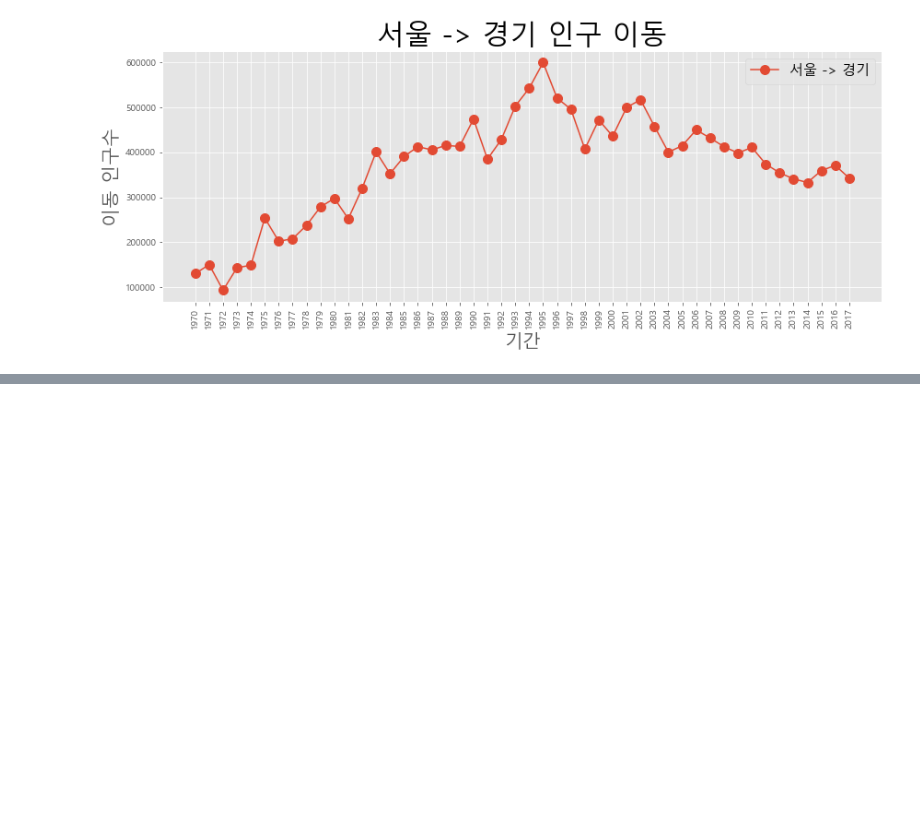
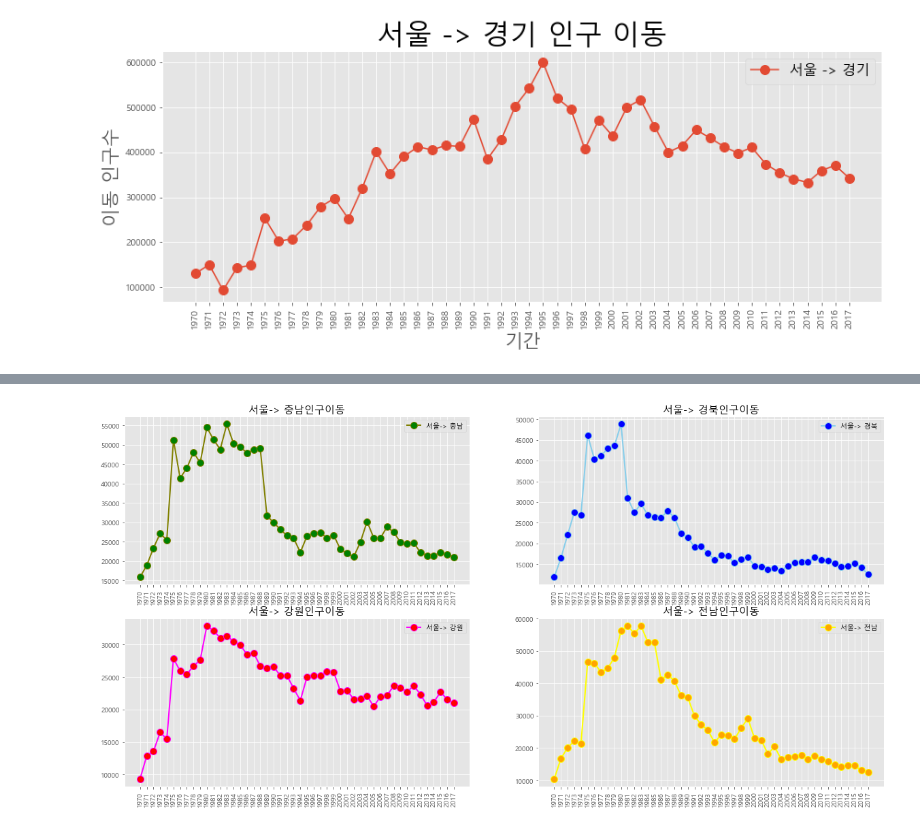
Before and after one commit to one-gidung/BigLeader_AI_Academy, a Jupyter notebook: 2021-06-30.ipynb, the cells around one changed output, grey strips where cells are left out. Cells and saved outputs as stored; diff of their text form; code cells hidden in the pictures; blank space fills up the shorter version.

```diff
--- a/2021-06-30.ipynb
+++ b/2021-06-30.ipynb
@@ -1095,0 +1180,45 @@ plt.show()
+# %%
+# 서울에서'충청남도','경상북도', '강원도', '전라남도'로이동한인구데이터값만선택
+col_years= list(map(str, range(1970, 2018)))
+df_4 = df_seoul.loc[['충청남도','경상북도', '강원도', '전라남도'], col_years]
+
+plt.style.use('ggplot') # 스타일서식지정
+
+# 그래프객체생성(figure에1개의서브플롯을생성)
+fig = plt.figure(figsize=(20, 10))
+ax1 = fig.add_subplot(2, 2, 1)
+ax2 = fig.add_subplot(2, 2, 2)
+ax3 = fig.add_subplot(2, 2, 3)
+ax4 = fig.add_subplot(2, 2, 4)
+
+# axe 객체에plot 함수로그래프출력
+ax1.plot(col_years, df_4.loc['충청남도',:], marker='o', markerfacecolor='green',
+         markersize=10, color='olive', linewidth=2, label='서울-> 충남')
+ax2.plot(col_years, df_4.loc['경상북도',:], marker='o', markerfacecolor='blue',
+         markersize=10, color='skyblue', linewidth=2, label='서울-> 경북')
+ax3.plot(col_years, df_4.loc['강원도',:], marker='o', markerfacecolor='red',
+         markersize=10, color='magenta', linewidth=2, label='서울-> 강원')
+ax4.plot(col_years, df_4.loc['전라남도',:], marker='o', markerfacecolor='orange',
+         markersize=10, color='yellow', linewidth=2, label='서울-> 전남')
+
+# 범례표시
+ax1.legend(loc='best')
+ax2.legend(loc='best')
+ax3.legend(loc='best')
+ax4.legend(loc='best')
+
+# 차트제목추가
+ax1.set_title('서울-> 충남인구이동', size=15)
+ax2.set_title('서울-> 경북인구이동', size=15)
+ax3.set_title('서울-> 강원인구이동', size=15)
+ax4.set_title('서울-> 전남인구이동', size=15)
+
+# 축눈금라벨지정및90도회전
+ax1.set_xticklabels(col_years, rotation=90)
+ax2.set_xticklabels(col_years, rotation=90)
+ax3.set_xticklabels(col_years, rotation=90)
+ax4.set_xticklabels(col_years, rotation=90)
+
+plt.show() # 변경사항저장하고그래프출력
+# %% [output]
+[figure, added]
```
Also changed, not shown: parts of 10 cells of this notebook.
